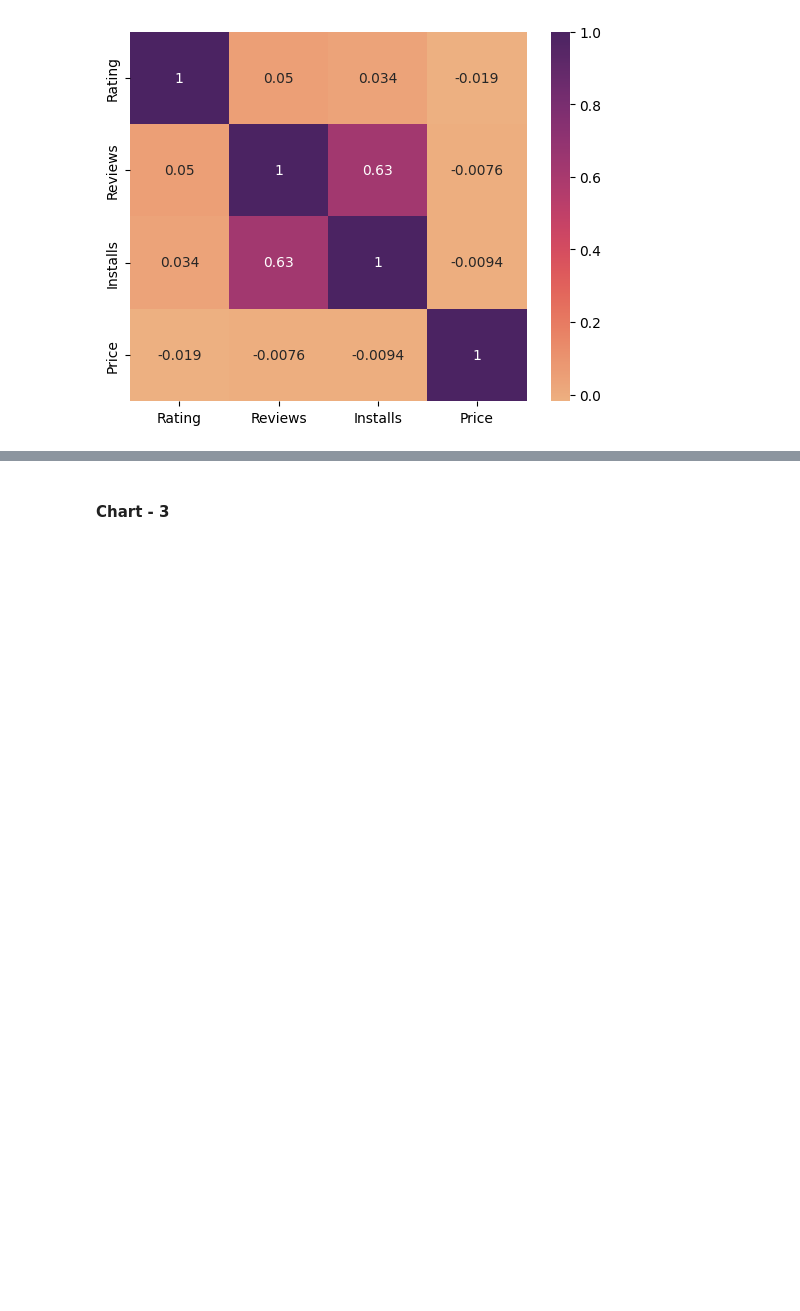
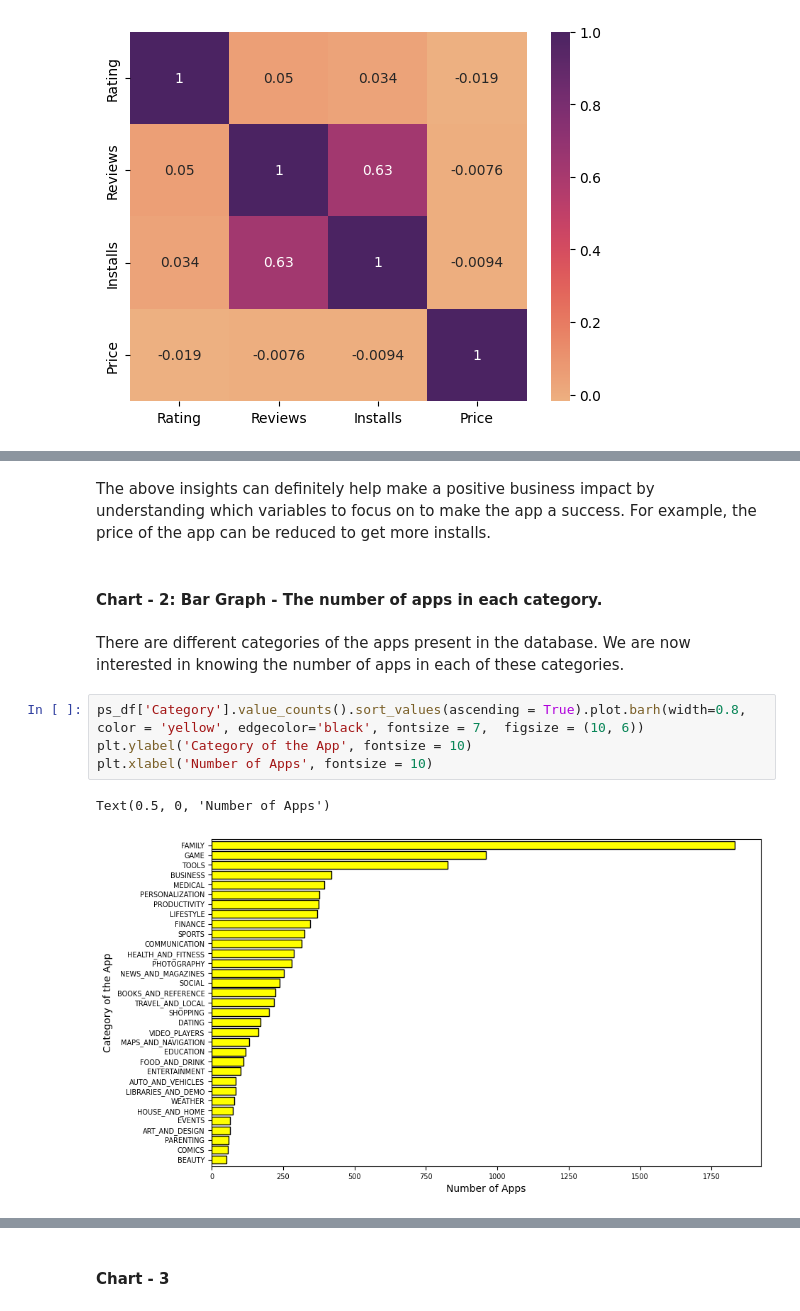
Before and after one commit to dipankarsahu1000/Play-Store-App-Review-Analysis, a Jupyter notebook: Play_Store_App_Review_Analysis.ipynb, the cells around one changed output, grey strips where cells are left out. Saved outputs shown, nothing was run; the diff lists cells and outputs as text; blank space fills up the shorter version.

```diff
--- a/Play_Store_App_Review_Analysis.ipynb
+++ b/Play_Store_App_Review_Analysis.ipynb
@@ -1059,0 +1036,14 @@ Answer Here
+# %% [markdown]
+The above insights can definitely help make a positive business impact by understanding which variables to focus on to make the app a success.
+For example, the price of the app can be reduced to get more installs.
+# %% [markdown]
+#### **Chart - 2: Bar Graph -  The number of apps in each category.**
+# %% [markdown]
+There are different categories of the apps present in the database. We are now interested in knowing the number of apps in each of these categories.
+# %%
+ps_df['Category'].value_counts().sort_values(ascending = True).plot.barh(width=0.8, color = 'yellow', edgecolor='black', fontsize = 7,  figsize = (10, 6))
+plt.ylabel('Category of the App', fontsize = 10)
+plt.xlabel('Number of Apps', fontsize = 10)
+# %% [output]
+Text(0.5, 0, 'Number of Apps')
+[figure, added]
```
Also changed, not shown: parts of 20 cells of this notebook.
